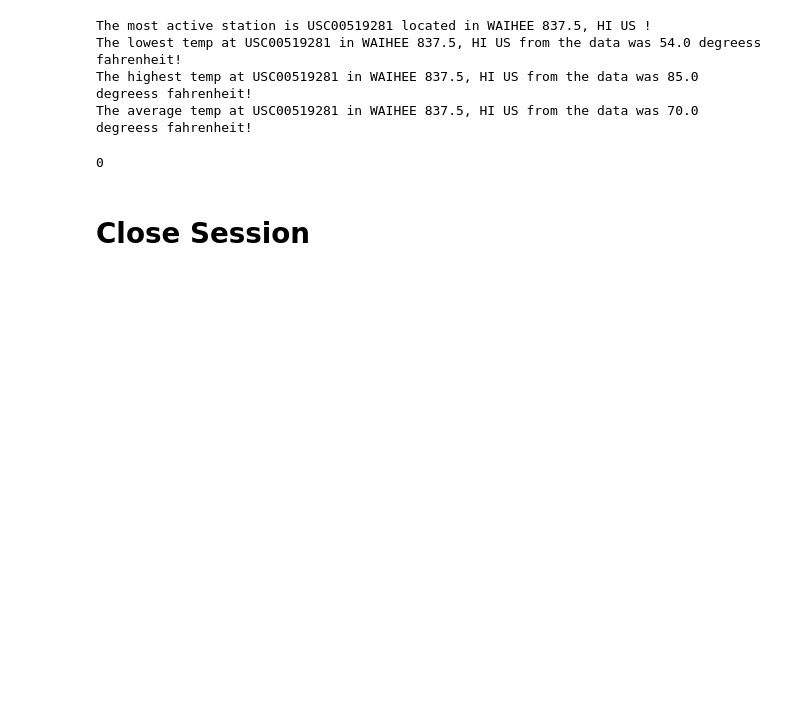
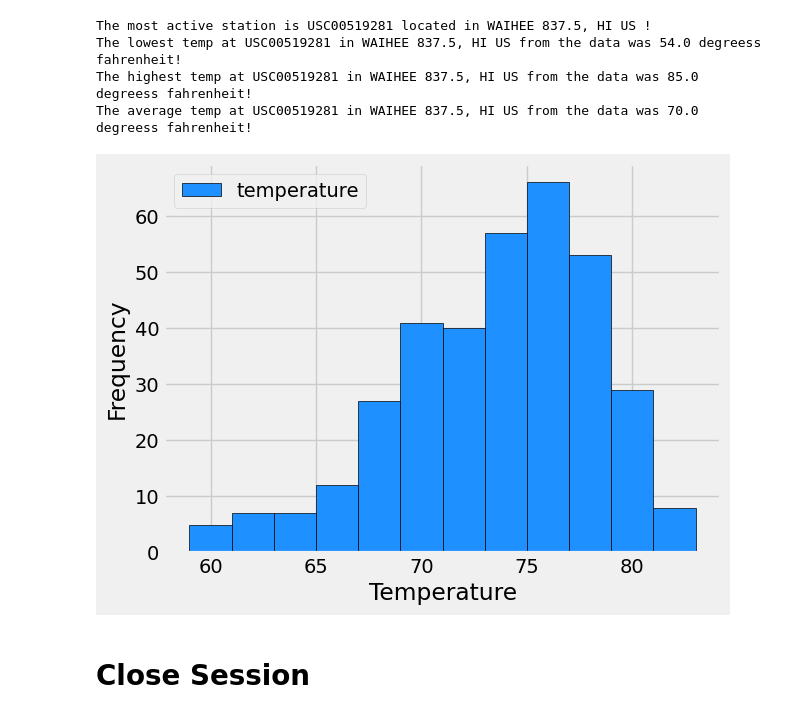
Before and after one commit to grantgorham26/sqlalchemy-challenge, a Jupyter notebook: SurfsUp/climate_starter.ipynb, the cells around one changed output. Saved outputs shown, nothing was run; the diff lists cells and outputs as text; code cells hidden in the pictures; blank space fills up the shorter version.

```diff
--- a/SurfsUp/climate_starter.ipynb
+++ b/SurfsUp/climate_starter.ipynb
@@ -171,17 +176,20 @@ The average temp at USC00519281 in WAIHEE 837.5, HI US from the data was 70.0 de
 # %%
 # Using the most active station id
 # Query the last 12 months of temperature observation data for this station and plot the results as a histogram
-most_active_station_id = session.query(Station.id).filter(Station.station==most_active_station).all()[0][0]
+
 
 past_year_temp = session.query(Measurement.date,Measurement.tobs).filter(
     Measurement.date <= start_date_str,
     Measurement.date >= end_date.strftime('%Y-%m-%d'),
-    Measurement.id==most_active_station_id).all()
+    Measurement.station==most_active_station).all()
 
-
-len(past_year_temp)
+most_active_temp_df=pd.DataFrame([(item.date, item.tobs) for item in past_year_temp],
+                  columns=['date', 'temperature'])
+most_active_temp_df.plot.hist(x='date',y='temperature',bins=12,color='dodgerblue', edgecolor='black')
+plt.xlabel('Temperature')
+plt.show()
 # %% [output]
-0
+[figure, added]
 # %% [markdown]
 # Close Session
 # %%
```
Also changed, not shown: parts of 6 cells of this notebook.
